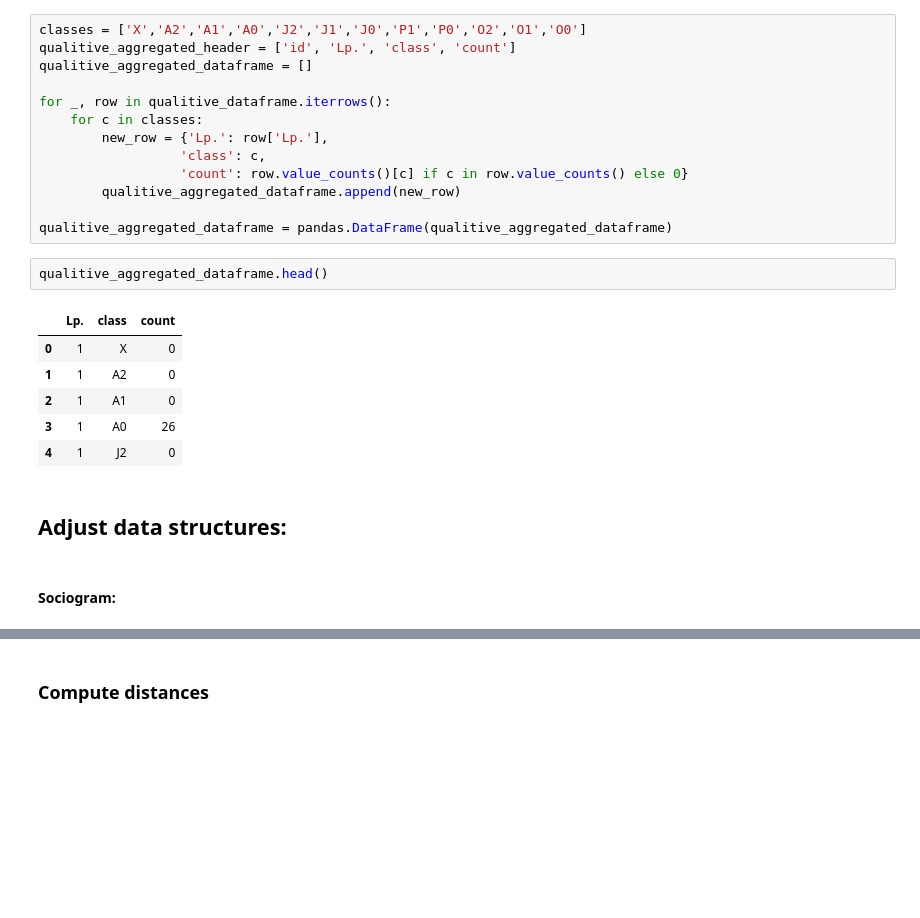
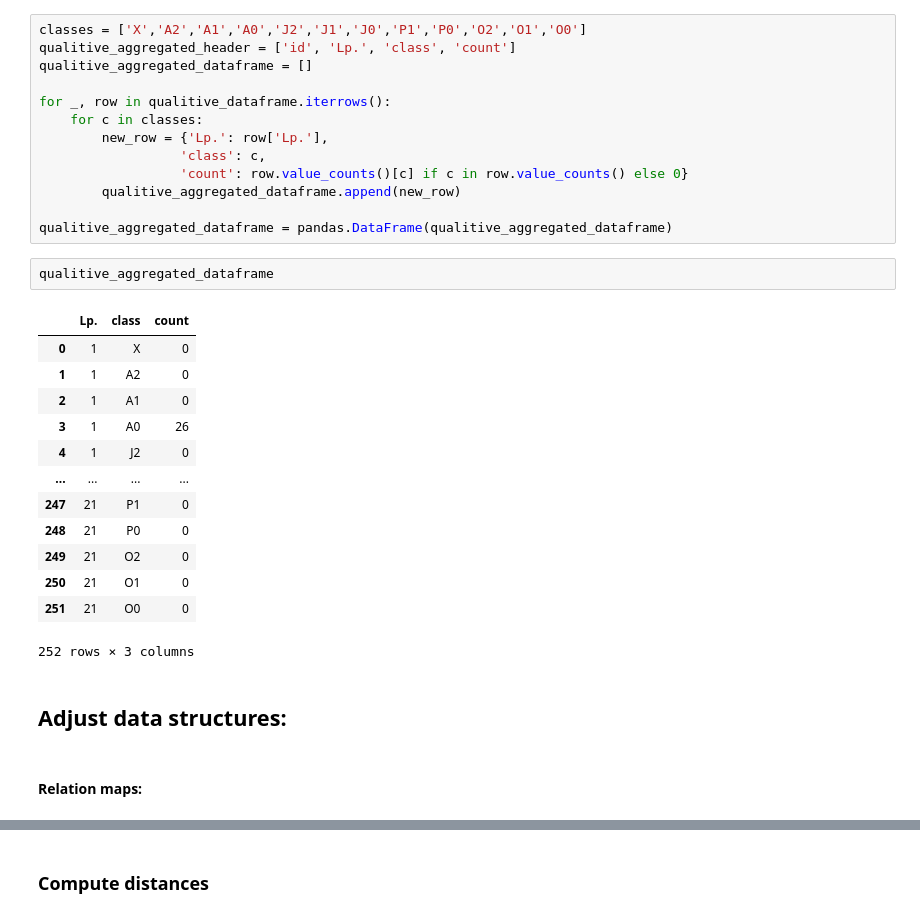
Before and after one commit to marcindahlen/Antarctica_research_2020, a Jupyter notebook: notebook.ipynb, the cells around one changed output, grey strips where cells are left out. Saved outputs shown, nothing was run; the diff lists cells and outputs as text; blank space fills up the shorter version.

```diff
--- a/notebook.ipynb
+++ b/notebook.ipynb
@@ -106,18 +100,25 @@ for _, row in qualitive_dataframe.iterrows():
 
 qualitive_aggregated_dataframe = pandas.DataFrame(qualitive_aggregated_dataframe)
 # %%
-qualitive_aggregated_dataframe.head()
+qualitive_aggregated_dataframe
 # %% [output]
 |  | Lp. | class | count |
 | 0 | 1 | X | 0 |
 | 1 | 1 | A2 | 0 |
 | 2 | 1 | A1 | 0 |
 | 3 | 1 | A0 | 26 |
 | 4 | 1 | J2 | 0 |
+| ... | ... | ... | ... |
+| 247 | 21 | P1 | 0 |
+| 248 | 21 | P0 | 0 |
+| 249 | 21 | O2 | 0 |
+| 250 | 21 | O1 | 0 |
+| 251 | 21 | O0 | 0 |
+252 rows × 3 columns
 # %% [markdown]
 ## Adjust data structures:
-# %% [markdown]
-#### Sociogram:
+# %% [markdown]
+#### Relation maps:
 # %%
 def get_relations(raw_session_data) -> dict:
     rels = dict()
```
Also changed, not shown: parts of 63 cells of this notebook, 6 other files.
